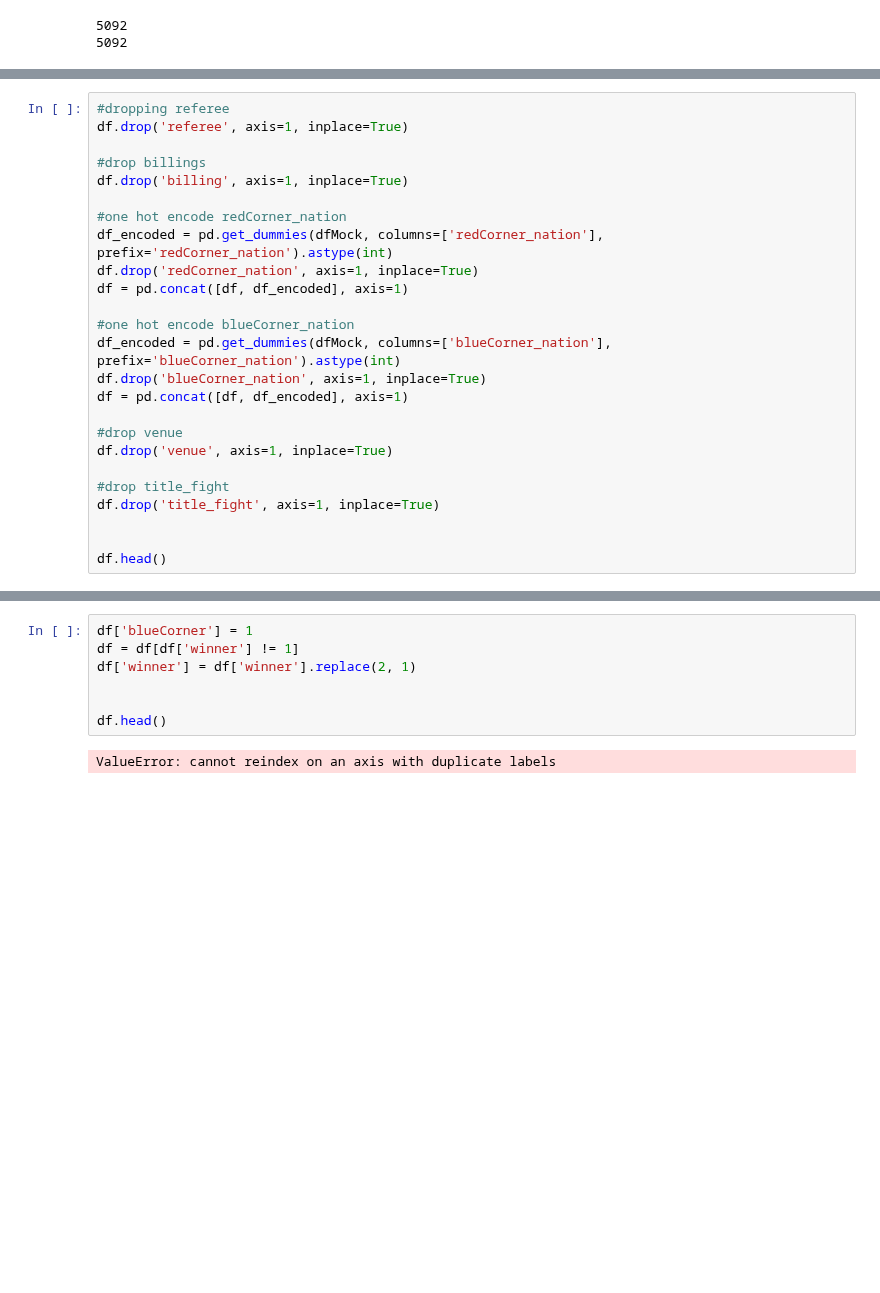
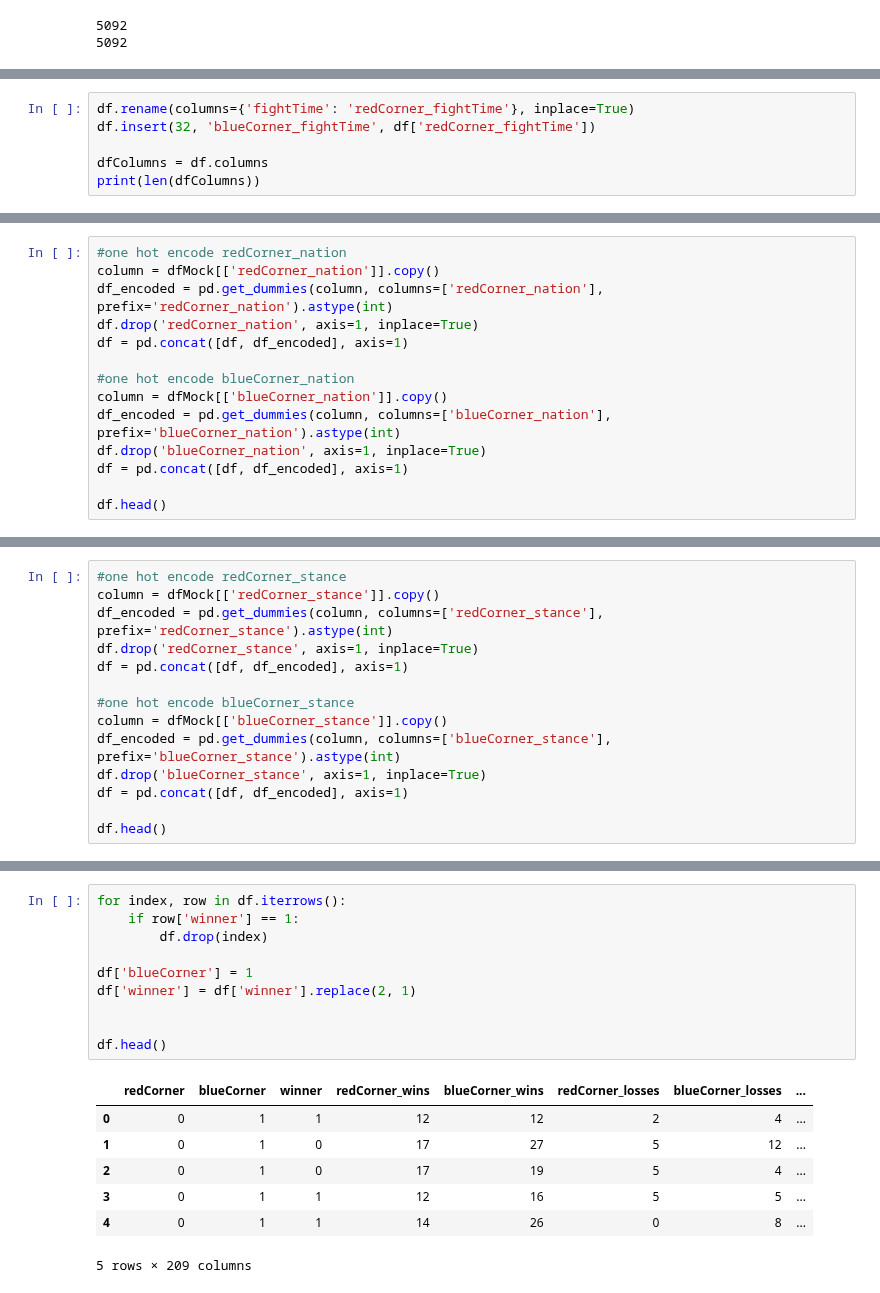
Before and after one commit to maxbraith/UFCModel, a Jupyter notebook: UFCModelGit/Model/modelBook.ipynb, the cells around one changed output, grey strips where cells are left out. Saved outputs shown, nothing was run; the diff lists cells and outputs as text; blank space fills up the shorter version.

```diff
--- a/UFCModelGit/Model/modelBook.ipynb
+++ b/UFCModelGit/Model/modelBook.ipynb
@@ -48,0 +75,6 @@ print(len(dfMock))
+# %%
+df.rename(columns={'fightTime': 'redCorner_fightTime'}, inplace=True)
+df.insert(32, 'blueCorner_fightTime', df['redCorner_fightTime'])
+
+dfColumns = df.columns
+print(len(dfColumns))
@@ -49,27 +88,16 @@ print(len(dfMock))
 # %%
-#dropping referee
-df.drop('referee', axis=1, inplace=True)
-
-#drop billings
-df.drop('billing', axis=1, inplace=True)
-
 #one hot encode redCorner_nation
-df_encoded = pd.get_dummies(dfMock, columns=['redCorner_nation'], prefix='redCorner_nation').astype(int)
+column = dfMock[['redCorner_nation']].copy()
+df_encoded = pd.get_dummies(column, columns=['redCorner_nation'], prefix='redCorner_nation').astype(int)
 df.drop('redCorner_nation', axis=1, inplace=True)
 df = pd.concat([df, df_encoded], axis=1)
 
 #one hot encode blueCorner_nation
-df_encoded = pd.get_dummies(dfMock, columns=['blueCorner_nation'], prefix='blueCorner_nation').astype(int)
+column = dfMock[['blueCorner_nation']].copy()
+df_encoded = pd.get_dummies(column, columns=['blueCorner_nation'], prefix='blueCorner_nation').astype(int)
 df.drop('blueCorner_nation', axis=1, inplace=True)
 df = pd.concat([df, df_encoded], axis=1)
 
-#drop venue
-df.drop('venue', axis=1, inplace=True)
-
-#drop title_fight
-df.drop('title_fight', axis=1, inplace=True)
-
-
 df.head()
 # %% [output]
 |  | redCorner | blueCorner | winner | redCorner_wins | blueCorner_wins | redCorner_losses | blueCorner_losses | ... |
@@ -81,0 +110,14 @@ df.head()
+# %%
+#one hot encode redCorner_stance
+column = dfMock[['redCorner_stance']].copy()
+df_encoded = pd.get_dummies(column, columns=['redCorner_stance'], prefix='redCorner_stance').astype(int)
+df.drop('redCorner_stance', axis=1, inplace=True)
+df = pd.concat([df, df_encoded], axis=1)
+
+#one hot encode blueCorner_stance
+column = dfMock[['blueCorner_stance']].copy()
+df_encoded = pd.get_dummies(column, columns=['blueCorner_stance'], prefix='blueCorner_stance').astype(int)
+df.drop('blueCorner_stance', axis=1, inplace=True)
+df = pd.concat([df, df_encoded], axis=1)
+
+df.head()
@@ -82,9 +132,18 @@ df.head()
 # %%
+for index, row in df.iterrows():
+    if row['winner'] == 1:
+        df.drop(index)
+
 df['blueCorner'] = 1
-df = df[df['winner'] != 1]
 df['winner'] = df['winner'].replace(2, 1)
 
 
 df.head()
 # %% [output]
+|  | redCorner | blueCorner | winner | redCorner_wins | blueCorner_wins | redCorner_losses | blueCorner_losses | ... |
+| 0 | 0 | 1 | 1 | 12 | 12 | 2 | 4 | ... |
+| 1 | 0 | 1 | 0 | 17 | 27 | 5 | 12 | ... |
+| 2 | 0 | 1 | 0 | 17 | 19 | 5 | 4 | ... |
+| 3 | 0 | 1 | 1 | 12 | 16 | 5 | 5 | ... |
+| 4 | 0 | 1 | 1 | 14 | 26 | 0 | 8 | ... |
-ValueError: cannot reindex on an axis with duplicate labels
+5 rows × 209 columns
```
Also changed, not shown: parts of 18 cells of this notebook, 3 other files.
